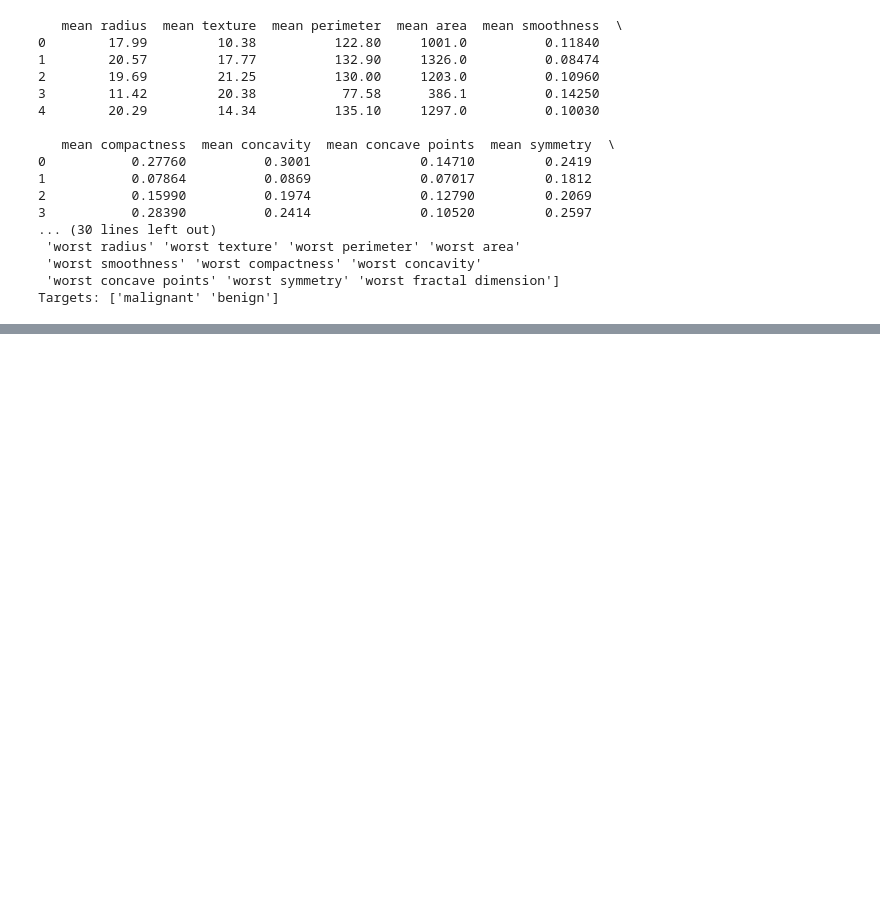
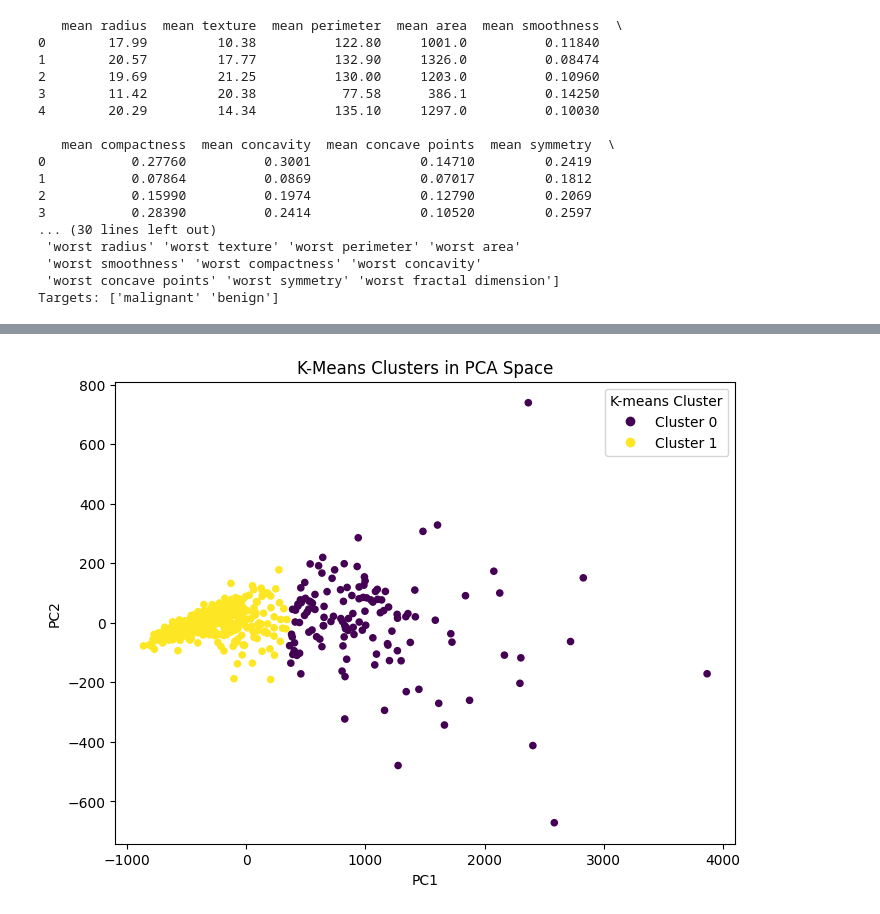
Before and after one commit to owoMarciN/Python, a Jupyter notebook: Intro-AI/Lab-IV/AI_Breast_Cancer.ipynb, the cells around one changed output, grey strips where cells are left out. Cells and saved outputs as stored; diff of their text form; code cells hidden in the pictures; blank space fills up the shorter version.

```diff
--- a/Intro-AI/Lab-IV/AI_Breast_Cancer.ipynb
+++ b/Intro-AI/Lab-IV/AI_Breast_Cancer.ipynb
@@ -58,0 +174,20 @@ Targets: ['malignant' 'benign']
+# %%
+def fuzzy_large(x, a, b):
+    """
+    Simple fuzzy membership function:
+    returns 0 (not large) ... 1 (fully large)
+    a = start of "large"
+    b = fully "large"
+    """
+    if x <= a: return 0
+    if x >= b: return 1
+    return (x - a) / (b - a)
+
+
+mean_radius_index = list(feature_names).index('mean radius')
+
+median_mean_radius = df['mean radius'].median()
+
+def fuzzy_risk_feature(sample, median_radius=median_mean_radius):
+    radius = sample[mean_radius_index]
+    return fuzzy_large(radius, a=median_radius*0.8, b=median_radius*1.2)
@@ -58,0 +266,27 @@ Targets: ['malignant' 'benign']
+# %%
+# Fit PCA
+pca = PCA(n_components=2)
+X_pca = pca.fit_transform(X)
+
+# K-means clustering assigning label: 0 or 1
+kmeans = KMeans(n_clusters=2, random_state=42)
+clusters = kmeans.fit_predict(X)
+
+# Plot
+plt.figure(figsize=(8,6))
+scatter = plt.scatter(X_pca[:,0], X_pca[:,1], c=clusters, cmap="viridis", s=20)
+plt.title("K-Means Clusters in PCA Space")
+plt.xlabel("PC1")
+plt.ylabel("PC2")
+
+# Create legend entries manually
+legend_labels = ["Cluster 0", "Cluster 1"]
+colors = scatter.cmap(scatter.norm([0, 1]))
+
+handles = [plt.Line2D([], [], marker='o', color=colors[i], linestyle='', label=legend_labels[i])
+           for i in range(2)]
+
+plt.legend(handles=handles, title="K-means Cluster")
+plt.show()
+# %% [output]
+[figure, added]
```
Also changed, not shown: parts of 9 cells of this notebook.
